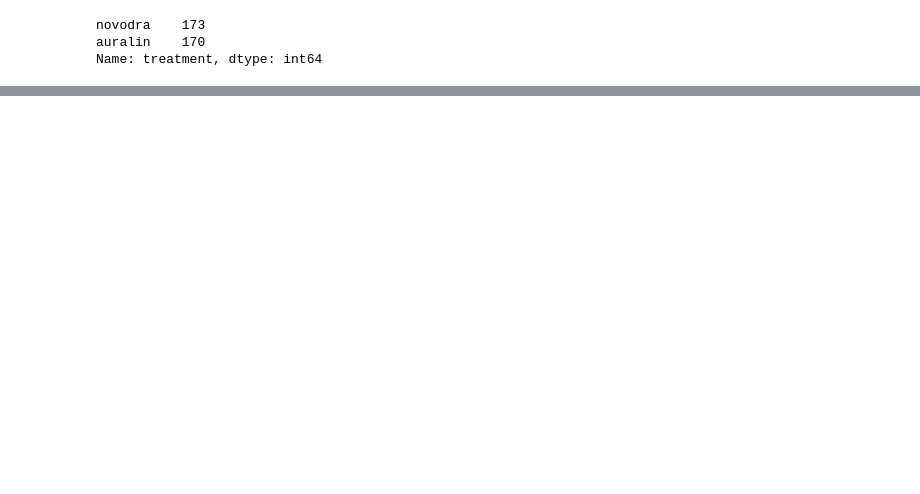
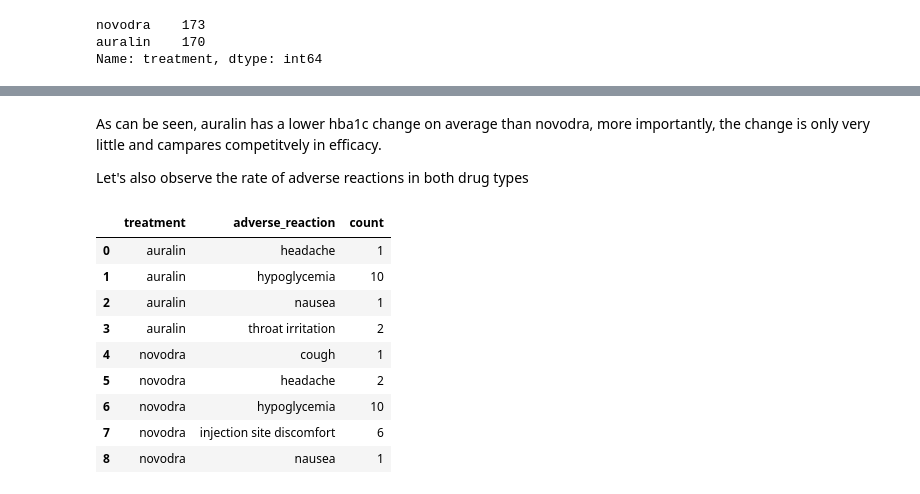
Before and after one commit to UChisom/auralin_clinical_trial_data_analysis, a Jupyter notebook: clinical-trial-data-analysis.ipynb, the cells around one changed output, grey strips where cells are left out. Cells and saved outputs as stored; diff of their text form; code cells hidden in the pictures; blank space fills up the shorter version.

```diff
--- a/clinical-trial-data-analysis.ipynb
+++ b/clinical-trial-data-analysis.ipynb
@@ -799,0 +838,20 @@ treatments_copy.to_csv('treatments_clean.csv', index =False)
+# %% [markdown]
+As can be seen, auralin has a lower hba1c change on average than novodra, more importantly, the change is only very little and campares competitvely in efficacy.
+
+Let's also observe the rate of adverse reactions in both drug types
+# %%
+# group the reactions by the treatment type
+reaction_diff = treatment.groupby(['treatment','adverse_reaction']).size()
+reaction_diff = reaction_diff.reset_index(name='count')
+reaction_diff
+# %% [output]
+|  | treatment | adverse_reaction | count |
+| 0 | auralin | headache | 1 |
+| 1 | auralin | hypoglycemia | 10 |
+| 2 | auralin | nausea | 1 |
+| 3 | auralin | throat irritation | 2 |
+| 4 | novodra | cough | 1 |
+| 5 | novodra | headache | 2 |
+| 6 | novodra | hypoglycemia | 10 |
+| 7 | novodra | injection site discomfort | 6 |
+| 8 | novodra | nausea | 1 |
```
Also changed, not shown: parts of 19 cells of this notebook.
